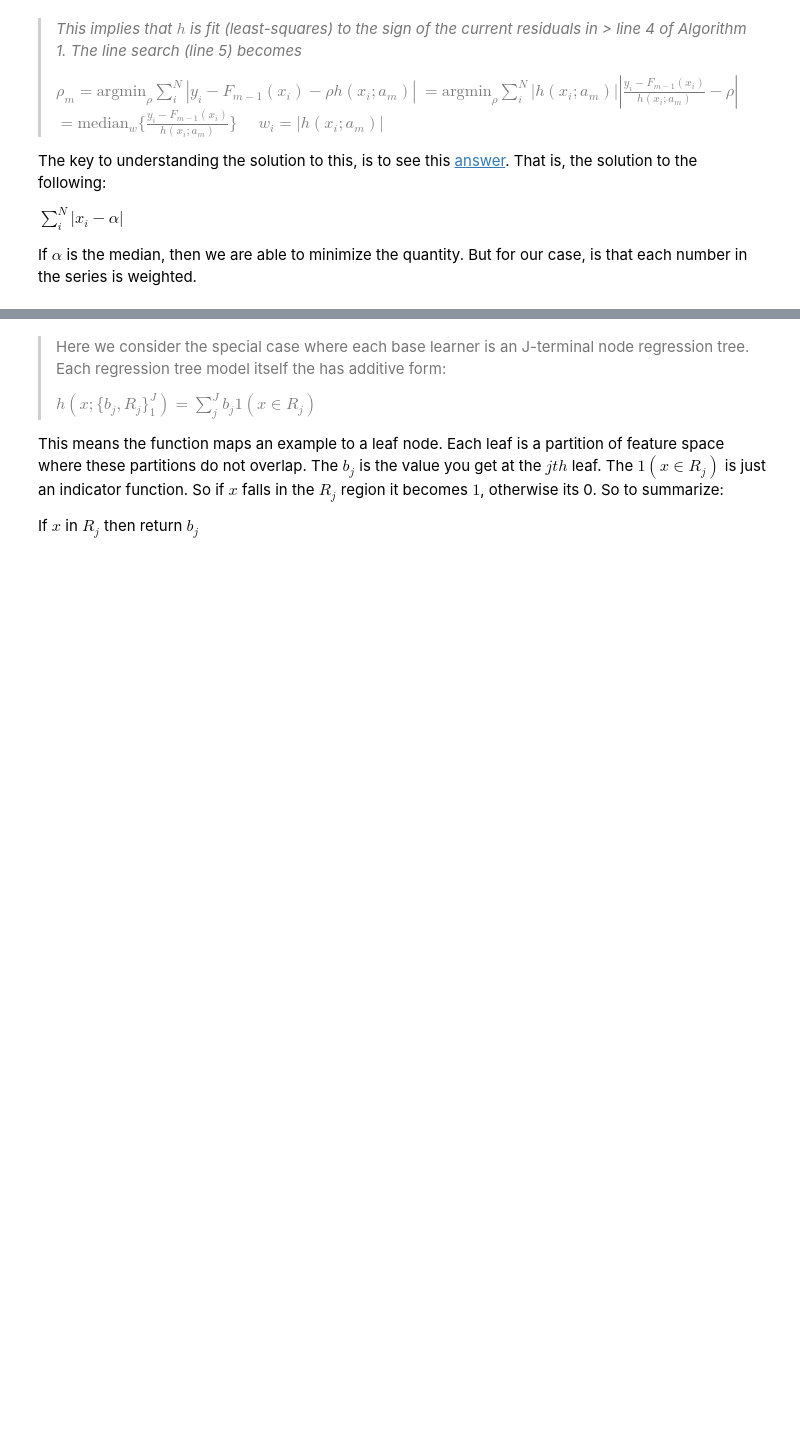
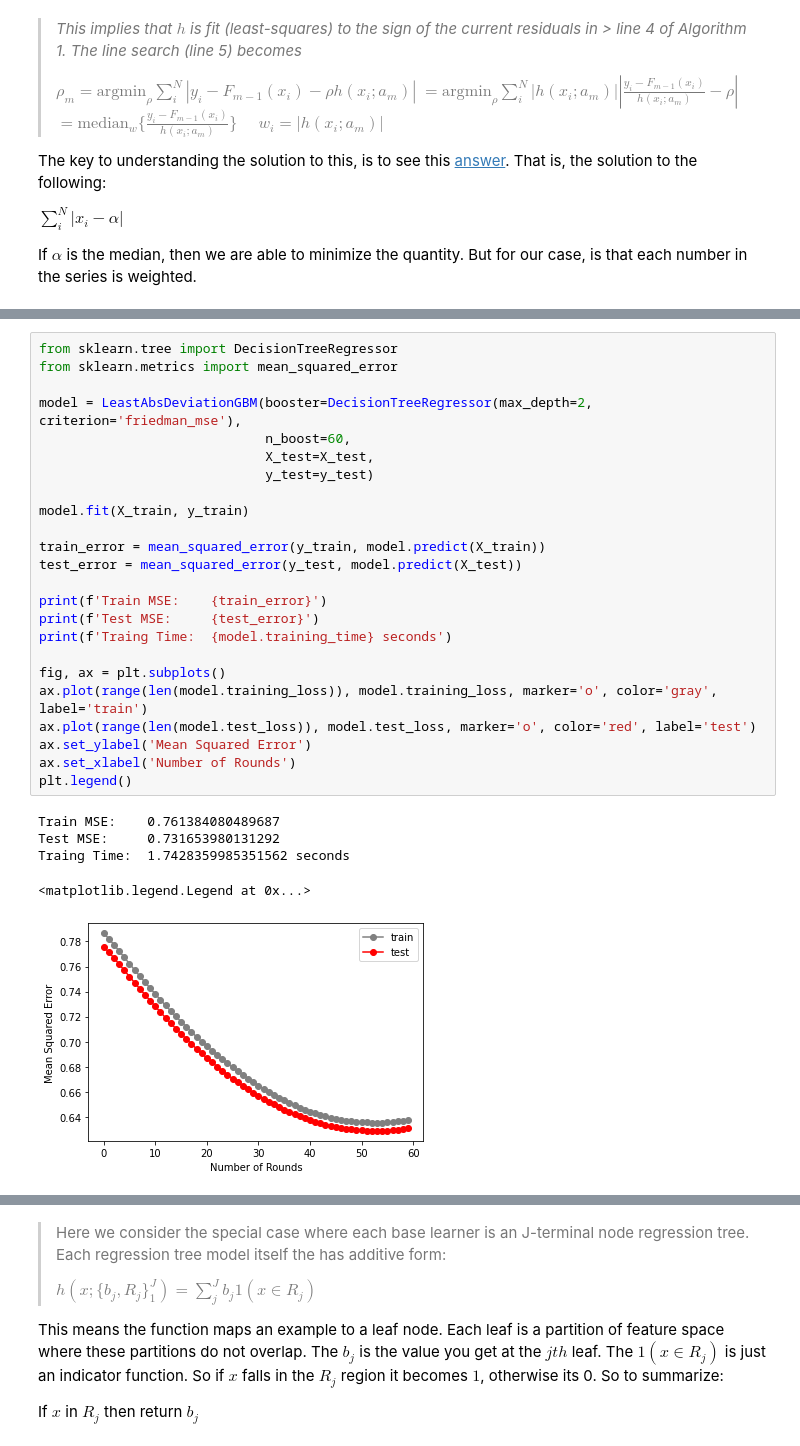
Before and after one commit to mattsgithub/papers-deconstructed, a Jupyter notebook: greedy_function_approximation_a_gradient_boosting_machine.ipynb, the cells around one changed output, grey strips where cells are left out. Cells and saved outputs as stored; diff of their text form; blank space fills up the shorter version.

```diff
--- a/greedy_function_approximation_a_gradient_boosting_machine.ipynb
+++ b/greedy_function_approximation_a_gradient_boosting_machine.ipynb
@@ -895,0 +974,30 @@ Nice thing about this, is that the optimal learning rate is able to be computed
+# %%
+from sklearn.tree import DecisionTreeRegressor
+from sklearn.metrics import mean_squared_error
+
+model = LeastAbsDeviationGBM(booster=DecisionTreeRegressor(max_depth=2, criterion='friedman_mse'),
+                             n_boost=60,
+                             X_test=X_test,
+                             y_test=y_test)
+
+model.fit(X_train, y_train)
+
+train_error = mean_squared_error(y_train, model.predict(X_train))
+test_error = mean_squared_error(y_test, model.predict(X_test))
+
+print(f'Train MSE:    {train_error}')
+print(f'Test MSE:     {test_error}')
+print(f'Traing Time:  {model.training_time} seconds')
+
+fig, ax = plt.subplots()
+ax.plot(range(len(model.training_loss)), model.training_loss, marker='o', color='gray', label='train')
+ax.plot(range(len(model.test_loss)), model.test_loss, marker='o', color='red', label='test')
+ax.set_ylabel('Mean Squared Error')
+ax.set_xlabel('Number of Rounds')
+plt.legend()
+# %% [output]
+Train MSE:    0.761384080489687
+Test MSE:     0.731653980131292
+Traing Time:  1.7428359985351562 seconds
+<matplotlib.legend.Legend at 0x...>
+[figure, added]
```
Also changed, not shown: parts of 13 cells of this notebook.
